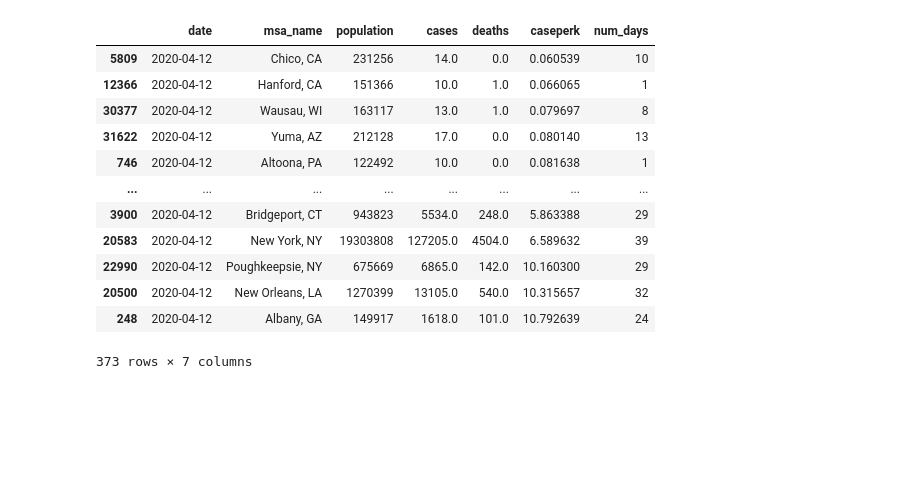
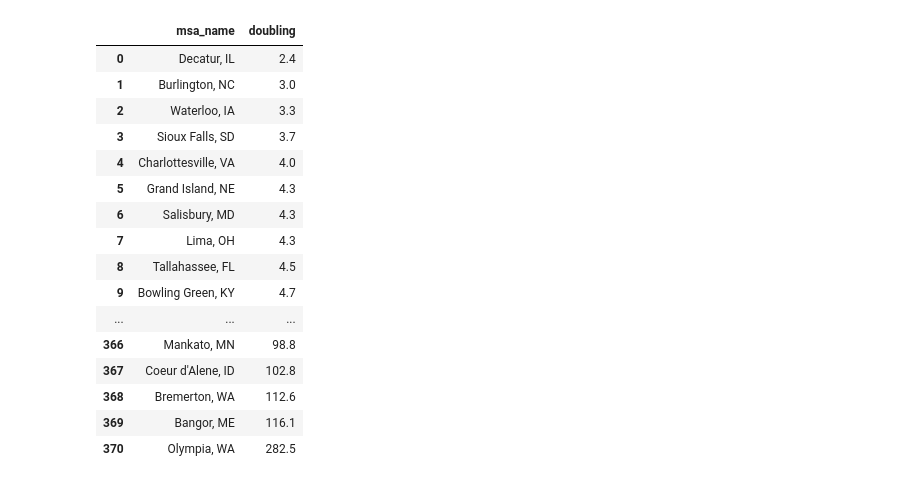
Before and after one commit to dri3s/covidviz, a Jupyter notebook: percap_grah.ipynb, the cells around one changed output. Cells and saved outputs as stored; diff of their text form; code cells hidden in the pictures; blank space fills up the shorter version.

```diff
--- a/percap_grah.ipynb
+++ b/percap_grah.ipynb
@@ -67,22 +67,6 @@ covidmsa['caseperk'] = (covidmsa.cases/covidmsa['population']) * 1000
 covidmsa = covidmsa.sort_values(by=['msa_name','date']).reset_index(drop=True)
 covidmsa = covidmsa.loc[covidmsa.cases >= 10]
 covidmsa ['num_days'] = (covidmsa.date - covidmsa.groupby(['msa_name'])['date'].transform('min')).dt.days
-# %%
-covidmsa.loc[covidmsa.date == covidmsa.date.max()].sort_values('caseperk')
-# %% [output]
-|  | date | msa_name | population | cases | deaths | caseperk | num_days |
-| 5809 | 2020-04-12 | Chico, CA | 231256 | 14.0 | 0.0 | 0.060539 | 10 |
-| 12366 | 2020-04-12 | Hanford, CA | 151366 | 10.0 | 1.0 | 0.066065 | 1 |
-| 30377 | 2020-04-12 | Wausau, WI | 163117 | 13.0 | 1.0 | 0.079697 | 8 |
-| 31622 | 2020-04-12 | Yuma, AZ | 212128 | 17.0 | 0.0 | 0.080140 | 13 |
-| 746 | 2020-04-12 | Altoona, PA | 122492 | 10.0 | 0.0 | 0.081638 | 1 |
-| ... | ... | ... | ... | ... | ... | ... | ... |
-| 3900 | 2020-04-12 | Bridgeport, CT | 943823 | 5534.0 | 248.0 | 5.863388 | 29 |
-| 20583 | 2020-04-12 | New York, NY | 19303808 | 127205.0 | 4504.0 | 6.589632 | 39 |
-| 22990 | 2020-04-12 | Poughkeepsie, NY | 675669 | 6865.0 | 142.0 | 10.160300 | 29 |
-| 20500 | 2020-04-12 | New Orleans, LA | 1270399 | 13105.0 | 540.0 | 10.315657 | 32 |
-| 248 | 2020-04-12 | Albany, GA | 149917 | 1618.0 | 101.0 | 10.792639 | 24 |
-373 rows × 7 columns
 # %%
 def GetDouble(df):
     df['lncase'] = np.log(df.cases)
@@ -101,3 +85,23 @@ doubling = doubling.loc[doubling.doubling != np.inf]
 doubling = doubling.sort_values(by='doubling').reset_index(drop=True)
 # %%
 worst = doubling.head(10).msa_name.tolist()
+# %%
+doubling
+# %% [output]
+|  | msa_name | doubling |
+| 0 | Decatur, IL | 2.4 |
+| 1 | Burlington, NC | 3.0 |
+| 2 | Waterloo, IA | 3.3 |
+| 3 | Sioux Falls, SD | 3.7 |
+| 4 | Charlottesville, VA | 4.0 |
+| 5 | Grand Island, NE | 4.3 |
+| 6 | Salisbury, MD | 4.3 |
+| 7 | Lima, OH | 4.3 |
+| 8 | Tallahassee, FL | 4.5 |
+| 9 | Bowling Green, KY | 4.7 |
+| ... | ... | ... |
+| 366 | Mankato, MN | 98.8 |
+| 367 | Coeur d'Alene, ID | 102.8 |
+| 368 | Bremerton, WA | 112.6 |
+| 369 | Bangor, ME | 116.1 |
+| 370 | Olympia, WA | 282.5 |
```
Also changed, not shown: parts of 3 cells of this notebook.
